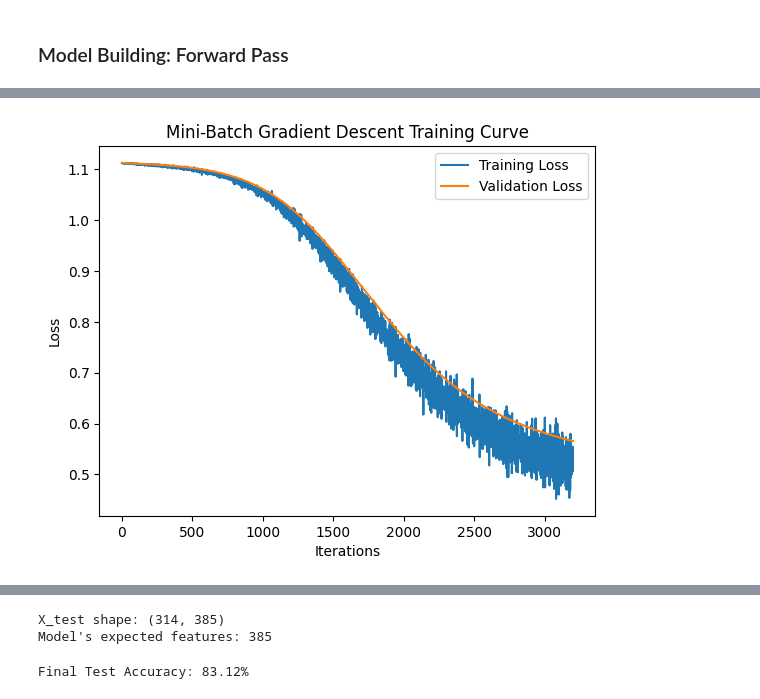
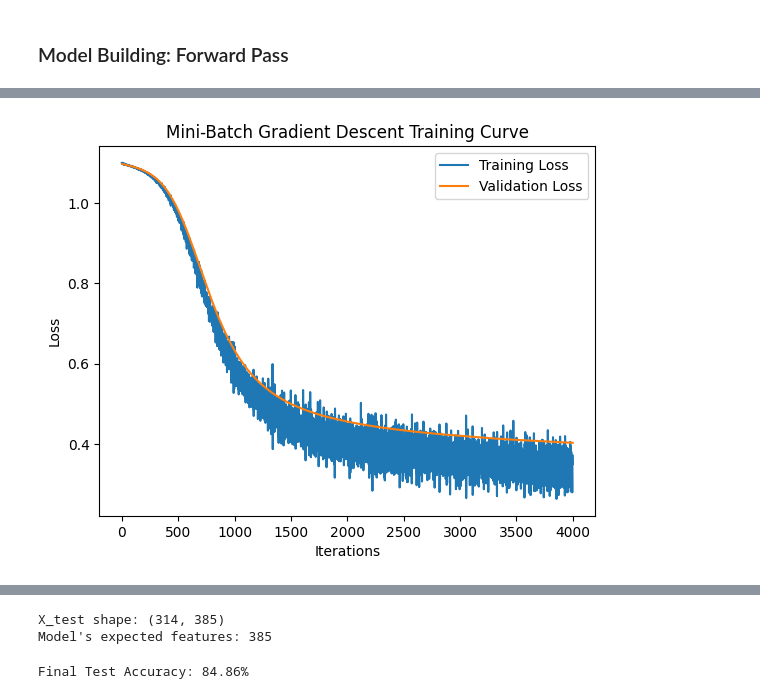
Before and after one commit to linajin03/csc311-food-pediction, a Jupyter notebook: final-docs/neuralnetwork.ipynb, the cells around one changed output, grey strips where cells are left out. Cells and saved outputs as stored; diff of their text form; code cells hidden in the pictures.

```diff
--- a/final-docs/neuralnetwork.ipynb
+++ b/final-docs/neuralnetwork.ipynb
@@ -714,6 +714,8 @@ def train_mbgd(model, X_train, t_train,
     except Exception as e:
         print(f"Training interrupted: {e}")
 
+    except StopIteration:
+        pass
     # Plot the loss curves
     if plot:
         plt.title("Mini-Batch Gradient Descent Training Curve")
@@ -908,9 +911,9 @@ y = df['Label'].map({'Pizza': 0, 'Shawarma': 1, 'Sushi': 2}).values  # Convert l
 
 X_train, X_val, X_test, y_train, y_val, y_test = train_val_test_split(X, y, test_size=0.2, random_state=42)
 # %%
-model = FoodNeuralNetwork(num_features=385, num_hidden=256, num_classes=3)
+model = FoodNeuralNetwork(num_features=385, num_hidden=64, num_classes=3, lambda_reg=0.001)
 
 # weights = train_sgd(model, X_train, y_train, alpha=0.01, n_epochs=200, batch_size=50, X_valid=X_test, t_valid=y_test)
-weights = train_mbgd(model, X_train, y_train, alpha=0.005, n_epochs=800, batch_size=256, X_valid=X_test, t_valid=y_test)
+weights = train_mbgd(model, X_train, y_train, alpha=0.01, n_epochs=1000, batch_size=256, X_valid=X_test, t_valid=y_test)
 # %% [output]
-[figure, old version]
+[figure, new version]
@@ -935,10 +938,10 @@ def evaluate_model(model, X_test, y_test):
 
 
 # Usage
-test_accuracy = evaluate_model(model, X_test, y_test)
+test_accuracy = evaluate_model(model, X_val, y_val)
 print(f"\nFinal Test Accuracy: {test_accuracy:.2%}")
 # %% [output]
-Final Test Accuracy: 83.12%
+Final Test Accuracy: 84.86%
 # %%
 def save_weights(model, filename):
     """Save all model weights to a file"""
```
Also changed, not shown: parts of 2 cells of this notebook.
